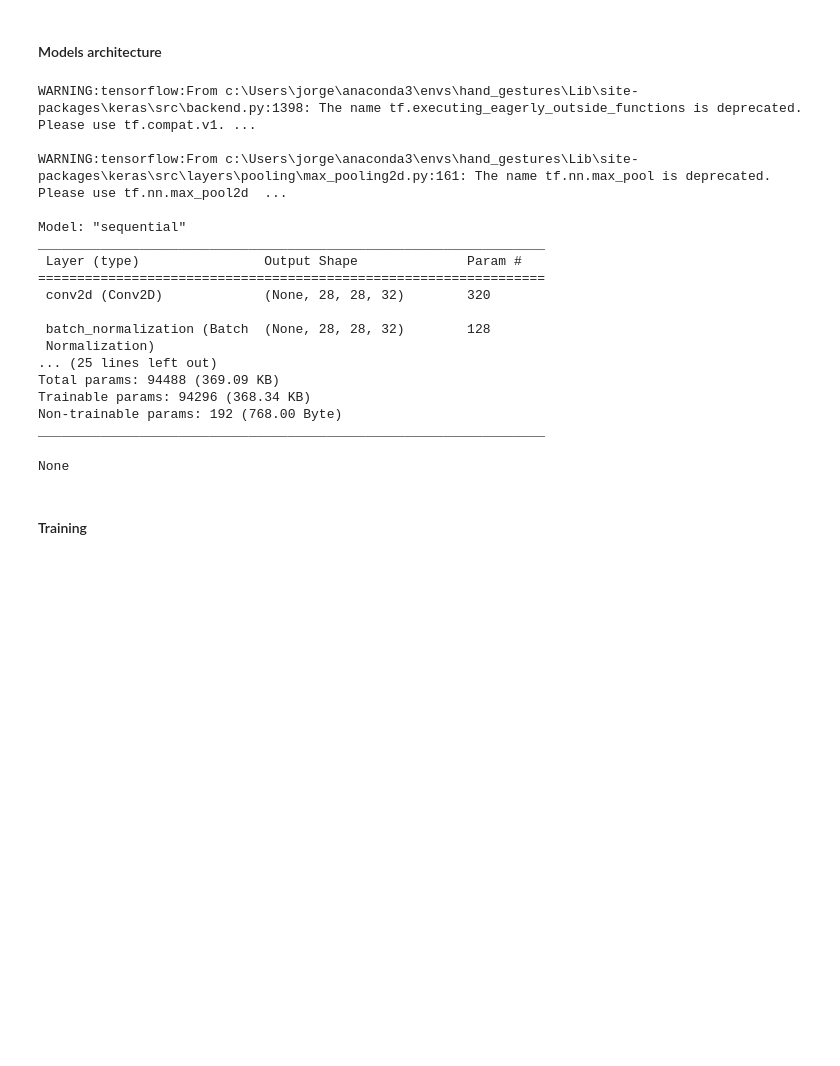
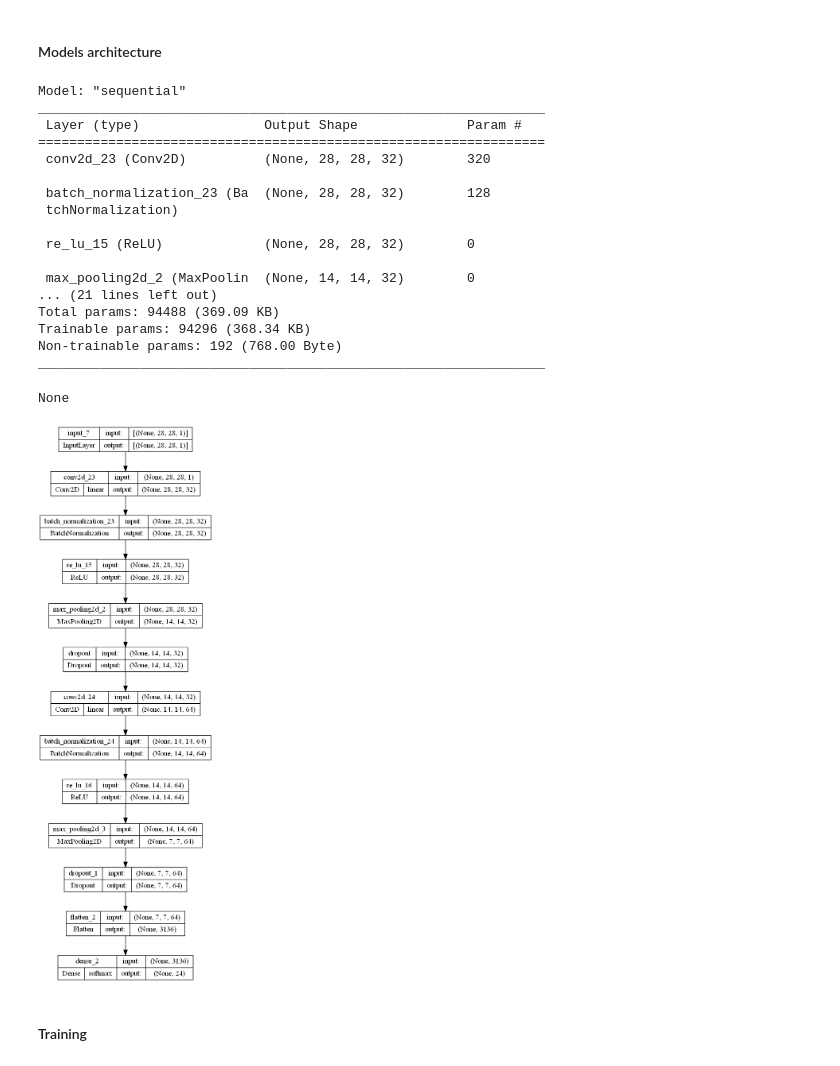
Before and after one commit to JorgeIvanJH/The_Most_Complete_CNN_Classification_Guide, a Jupyter notebook: my_ntbk.ipynb, the cells around one changed output. Cells and saved outputs as stored; diff of their text form; code cells hidden in the pictures; blank space fills up the shorter version.

```diff
--- a/my_ntbk.ipynb
+++ b/my_ntbk.ipynb
@@ -469,7 +473,9 @@ def sequential_model(input_shape):
             tf.keras.layers.MaxPool2D(pool_size=2),
             tf.keras.layers.Dropout(dropout_rate),
             tf.keras.layers.Flatten(),
-            tf.keras.layers.Dense(24, activation="softmax",kernel_regularizer=l2_regularization),
+            tf.keras.layers.Dense(
+                24, activation="softmax", kernel_regularizer=l2_regularization
+            ),
         ]
     )
 
@@ -477,29 +483,36 @@ def sequential_model(input_shape):
 # %%
 seq_model = sequential_model((num_pixels, num_pixels, 1))
 adam_optimizer = Adam(learning_rate)
 seq_model.compile(
     optimizer=adam_optimizer, loss="categorical_crossentropy", metrics=["accuracy"]
 )
 display(seq_model.summary())
+plot_model(
+    seq_model,
+    show_shapes=True,
+    show_layer_names=True,
+    show_layer_activations=True,
+)
 # %% [output]
-WARNING:tensorflow:From c:\Users\jorge\anaconda3\envs\hand_gestures\Lib\site-packages\keras\src\backend.py:1398: The name tf.executing_eagerly_outside_functions is deprecated. Please use tf.compat.v1. ...
-
-WARNING:tensorflow:From c:\Users\jorge\anaconda3\envs\hand_gestures\Lib\site-packages\keras\src\layers\pooling\max_pooling2d.py:161: The name tf.nn.max_pool is deprecated. Please use tf.nn.max_pool2d  ...
-
 Model: "sequential"
 _________________________________________________________________
  Layer (type)                Output Shape              Param #
 =================================================================
- conv2d (Conv2D)             (None, 28, 28, 32)        320
+ conv2d_23 (Conv2D)          (None, 28, 28, 32)        320
 
- batch_normalization (Batch  (None, 28, 28, 32)        128
- Normalization)
-... (25 lines left out)
+ batch_normalization_23 (Ba  (None, 28, 28, 32)        128
+ tchNormalization)
+
+ re_lu_15 (ReLU)             (None, 28, 28, 32)        0
+
+ max_pooling2d_2 (MaxPoolin  (None, 14, 14, 32)        0
+... (21 lines left out)
 Total params: 94488 (369.09 KB)
 Trainable params: 94296 (368.34 KB)
 Non-trainable params: 192 (768.00 Byte)
 _________________________________________________________________
 None
+[figure, added]
 # %% [markdown]
 #### Training
 # %%
```
Also changed, not shown: parts of 15 cells of this notebook.
